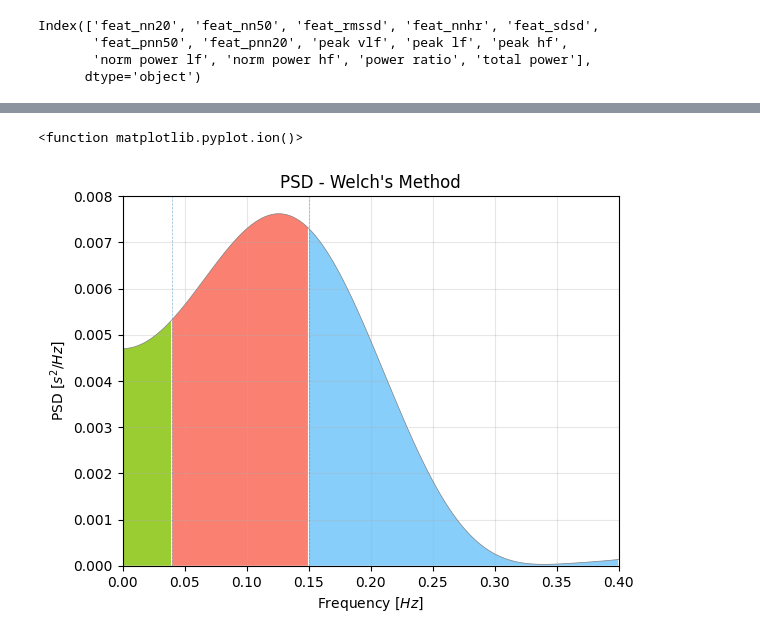
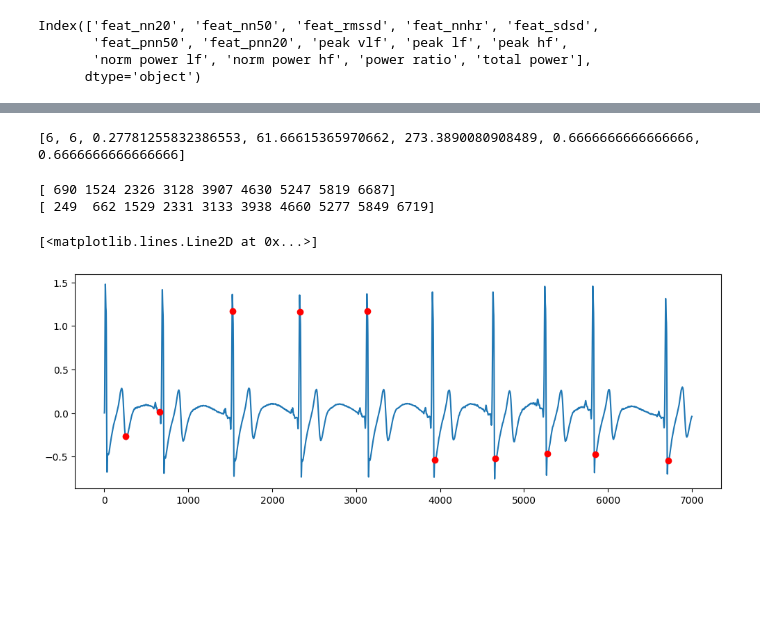
Before and after one commit to aacudad/EPO4-C2, a Jupyter notebook: feature_extraction.ipynb, the cells around one changed output, grey strips where cells are left out. Cells and saved outputs as stored; diff of their text form; code cells hidden in the pictures; blank space fills up the shorter version.

```diff
--- a/feature_extraction.ipynb
+++ b/feature_extraction.ipynb
@@ -74,36 +76,41 @@ def detect_rpeaks(fs, ecg_hln):
 from hrv import HRV   # to import the module
 
 # Feature extraction
-def get_features(r_peaks_pan, fs):
-    plt.ioff()
-    ecg_fft = pyhrv.frequency_domain.welch_psd(rpeaks = r_peaks_pan, show=False, show_param=False, legend=False,  detrend=False)
-    plt.ion()
+def get_features(r_peaks_pan, fs, df, index):
+    features = []
+    ecg_fft = fd.frequency_domain(rpeaks = r_peaks_pan, show = False)
+    plt.close(ecg_fft["ar_plot"])
+    plt.close(ecg_fft["lomb_plot"])
+    plt.close(ecg_fft["fft_plot"])
     hrv_class = HRV(fs)
     # print(r_peaks_pan)
     #Number of pairs of succesive NNs that differ by more than 20ms(NN20)
-    feat_nn20=hrv_class.NN20(r_peaks_pan)
+    features.append(hrv_class.NN20(r_peaks_pan))
     # print(f"nn20:{feat_nn20}")
     #Number of pairs of succesive NNs that differ by more than 50ms(NN50)
-    feat_nn50=hrv_class.NN50(r_peaks_pan)
+    features.append(hrv_class.NN50(r_peaks_pan))
     # print(f"nn50:{feat_nn50}")
     #Root mean square of succesive differences(RMSSD)
-    feat_rmssd=hrv_class.RMSSD(r_peaks_pan, normalise= True)
+    features.append(hrv_class.RMSSD(r_peaks_pan, normalise= True))
     # print(f"rmssd:{feat_rmssd}")
     #Heart-rate feature extraction in BPM(HR)
-    feat_hr=np.mean(hrv_class.HR(r_peaks_pan))
+    features.append(np.mean(hrv_class.HR(r_peaks_pan)))
     # print(f"HR:{feat_hr}")
     #Standard deviation of succesive differences(SDSD)
-    feat_sdsd=hrv_class.SDSD(r_peaks_pan)
+    features.append(hrv_class.SDSD(r_peaks_pan))
     # print(f"SDSD:{feat_sdsd}")
     #The proportion of NN50 divided by total number of NNs(pNN50)
-    feat_pnn50=hrv_class.pNN50(r_peaks_pan)
+    features.append(hrv_class.pNN50(r_peaks_pan))
     # print(f"pNN50:{feat_pnn50}")
     #The proportion of NN20 divided by total number of NNs(pNN20)
-    feat_pnn20=hrv_class.pNN20(r_peaks_pan)
+    features.append(hrv_class.pNN20(r_peaks_pan))
     # print(f"pNN20:{feat_pnn20}")
+    features.extend([ecg_fft['fft_peak'][0], ecg_fft['fft_peak'][1], ecg_fft['fft_peak'][2], ecg_fft['fft_norm'][0],
+                     ecg_fft['fft_norm'][1], ecg_fft['fft_ratio'], ecg_fft['fft_total']])
     #The
-    return [feat_nn20, feat_nn50, feat_rmssd, feat_hr, feat_sdsd, feat_pnn50, feat_pnn20, ecg_fft['fft_peak'][0], ecg_fft['fft_peak'][1],
-            ecg_fft['fft_peak'][2], ecg_fft['fft_norm'][0],ecg_fft['fft_norm'][1], ecg_fft['fft_ratio'], ecg_fft['fft_total']]
+
+    df.loc[index] = features
+    return df
 # %%
 # set up an empty features file
 df_features = pd.DataFrame(None, columns= ['feat_nn20', 'feat_nn50', 'feat_rmssd', 'feat_nnhr',
@@ -182,6 +185,38 @@ ValueError: With n_samples=0, test_size=0.3 and train_size=None, the resulting t
-# %%
-ecg_fft = pyhrv.frequency_domain.welch_psd(rpeaks = r_peaks_pan, show = False, show_param = False, legend = False)
-plt.ion
-# %% [output]
-<function matplotlib.pyplot.ion()>
-[figure, removed]
+# %%
+features = []
+hrv_class = HRV(fs)
+# print(r_peaks_pan)
+#Number of pairs of succesive NNs that differ by more than 20ms(NN20)
+features.append(hrv_class.NN20(r_peaks_pan))
+# print(f"nn20:{feat_nn20}")
+#Number of pairs of succesive NNs that differ by more than 50ms(NN50)
+features.append(hrv_class.NN50(r_peaks_pan))
+# print(f"nn50:{feat_nn50}")
+#Root mean square of succesive differences(RMSSD)
+features.append(hrv_class.RMSSD(r_peaks_pan, normalise= True))
+# print(f"rmssd:{feat_rmssd}")
+#Heart-rate feature extraction in BPM(HR)
+features.append(np.mean(hrv_class.HR(r_peaks_pan)))
+# print(f"HR:{feat_hr}")
+#Standard deviation of succesive differences(SDSD)
+features.append(hrv_class.SDSD(r_peaks_pan))
+# print(f"SDSD:{feat_sdsd}")
+#The proportion of NN50 divided by total number of NNs(pNN50)
+features.append(hrv_class.pNN50(r_peaks_pan))
+# print(f"pNN50:{feat_pnn50}")
+#The proportion of NN20 divided by total number of NNs(pNN20)
+features.append(hrv_class.pNN20(r_peaks_pan))
+print(features)
+# %% [output]
+[6, 6, 0.27781255832386553, 61.66615365970662, 273.3890080908489, 0.6666666666666666, 0.6666666666666666]
+# %%
+ecg_td = td.ecg(ecg, interactive= False, show = False, sampling_rate=700)
+
+plt.figure(figsize=(12,4))
+plt.plot(filtered_ecg)
+plt.plot(r_peaks_pan,filtered_ecg[r_peaks_pan], 'ro')
+# %% [output]
+[ 690 1524 2326 3128 3907 4630 5247 5819 6687]
+[ 249  662 1529 2331 3133 3938 4660 5277 5849 6719]
+[<matplotlib.lines.Line2D at 0x...>]
+[figure, added]
```
Also changed, not shown: parts of 10 cells of this notebook, 2 other files.
